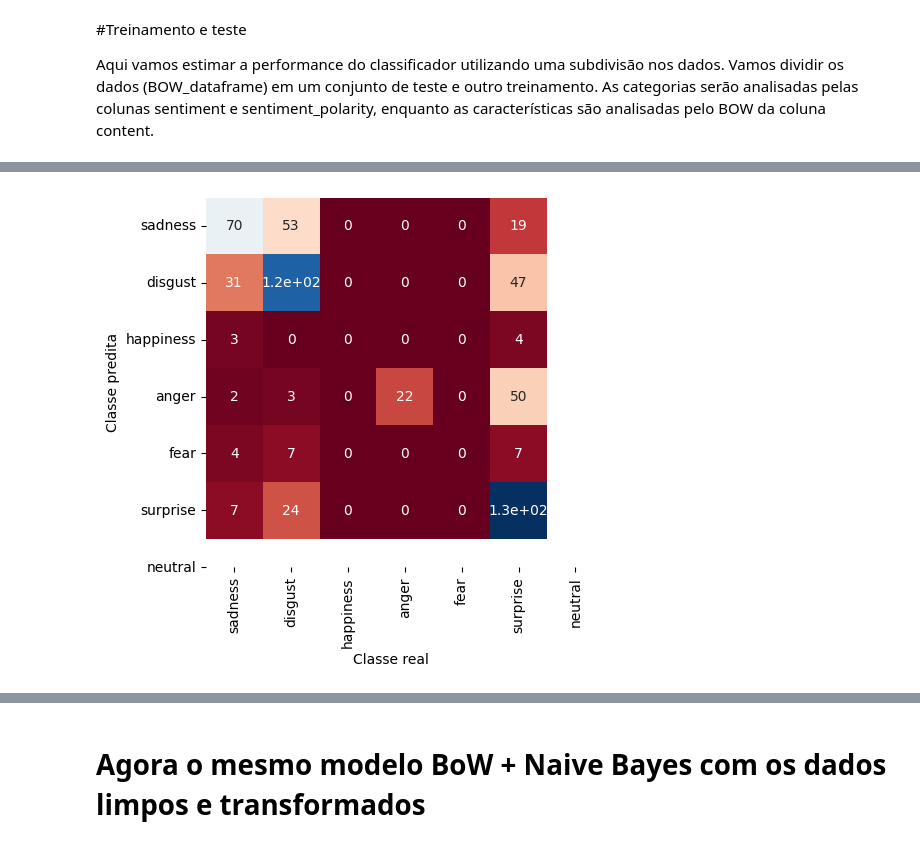
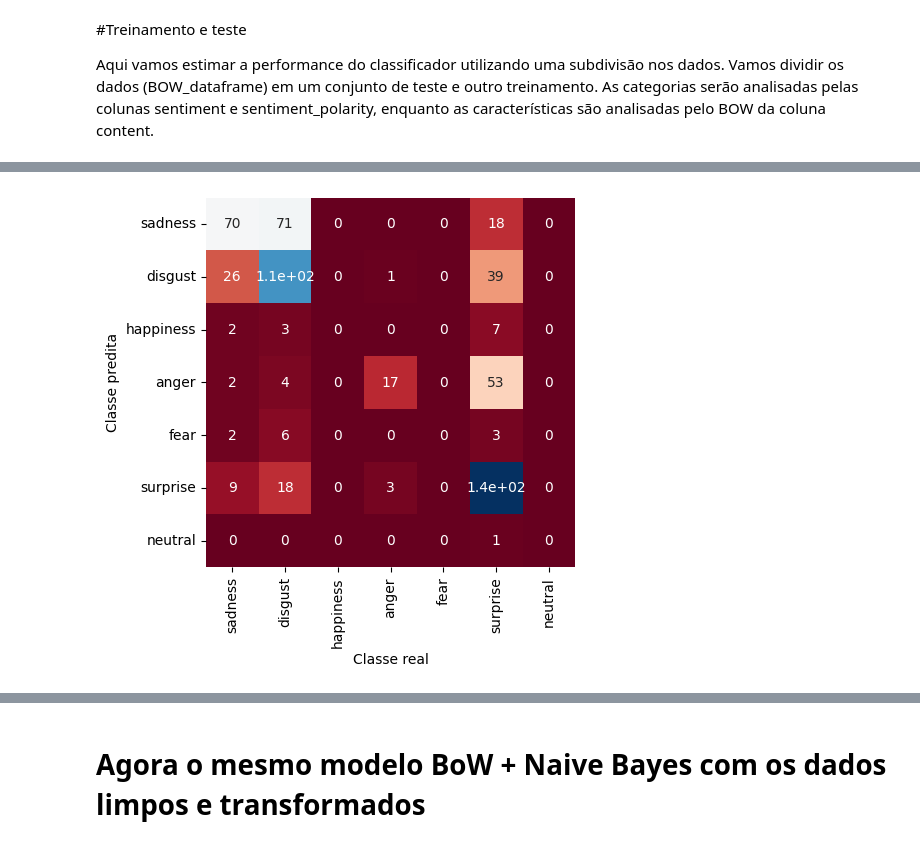
Before and after one commit to Kalidsa/Projeto-de-Minera-o-de-Textos---CDII, a Jupyter notebook: Mineração_de_textos.ipynb, the cells around one changed output, grey strips where cells are left out. Cells and saved outputs as stored; diff of their text form; code cells hidden in the pictures.

```diff
--- a/Mineração_de_textos.ipynb
+++ b/Mineração_de_textos.ipynb
@@ -460,4 +458,9 @@ data_content2
 ---
 # %%
 from sklearn.feature_extraction.text import CountVectorizer
-vectorizer = CountVectorizer() # transformar uma coleção de textos em uma matriz de contagem de palavras.
+vec_bownb = CountVectorizer() # transformar uma coleção de textos em uma matriz de contagem de palavras.
+
+bownb_matriz = vec_bownb.fit_transform(data_content['content'])
+
+bownb_df = pd.DataFrame(bownb_matriz.toarray(),columns=vec_bownb.get_feature_names_out())
+bownb_df
@@ -495,5 +488,18 @@ X_train, X_test, y_train, y_test = train_test_split(textos_bow, categorias, test
 # %%
+from sklearn.model_selection import train_test_split
 from sklearn.naive_bayes import MultinomialNB
+from sklearn.metrics import classification_report,accuracy_score, f1_score,precision_recall_fscore_support
+
+txt_bownb = bownb_df
+catg_bownb = data_content['sentiment']
+
+X_train_bownb, X_test_bownb, y_train_bownb, y_test_bownb = train_test_split(
+                                                                          txt_bownb,
+                                                                          catg_bownb,
+                                                                          test_size=0.2)
+
 naive_bayes = MultinomialNB()
-naive_bayes.fit(X_train, y_train)
-predicoes = naive_bayes.predict(X_test) # recebe os 40% dos dados de teste sem as categorias - "escondidas"
+naive_bayes.fit(X_train_bownb, y_train_bownb)
+pred_bownb = naive_bayes.predict(X_test_bownb) # recebe os 20% dos dados de teste sem as categorias - "escondidas"
+
+print(classification_report(y_test_bownb, pred_bownb,zero_division=1))
@@ -533,20 +539,20 @@ Acurácia: 0.567
 # %%
 from sklearn.metrics import confusion_matrix
 import matplotlib.pyplot as plt
 import seaborn as sns
 
-cm = confusion_matrix(y_test, predicoes)
+cm = confusion_matrix(y_test_bownb, pred_bownb)
 sns.heatmap(cm, square=True, annot=True, cmap='RdBu', cbar=False,
-            xticklabels=categorias.unique(),
-            yticklabels=categorias.unique())
+            xticklabels=catg_bownb.unique(),
+            yticklabels=catg_bownb.unique())
 
 plt.xlabel("Classe real")
 plt.ylabel("Classe predita")
 plt.show()
 
 #gerada a matriz de confusão que é uma tabela onde cada linha representa
 #a instância real de uma classe e cada coluna representa a classe prevista.
 #A diagonal principal da matriz contém os verdadeiros positivos para cada classe,
 #enquanto as outras entradas indicam erros de classificação
 # %% [output]
-[figure, old version]
+[figure, new version]
```
Also changed, not shown: parts of 91 cells of this notebook.
